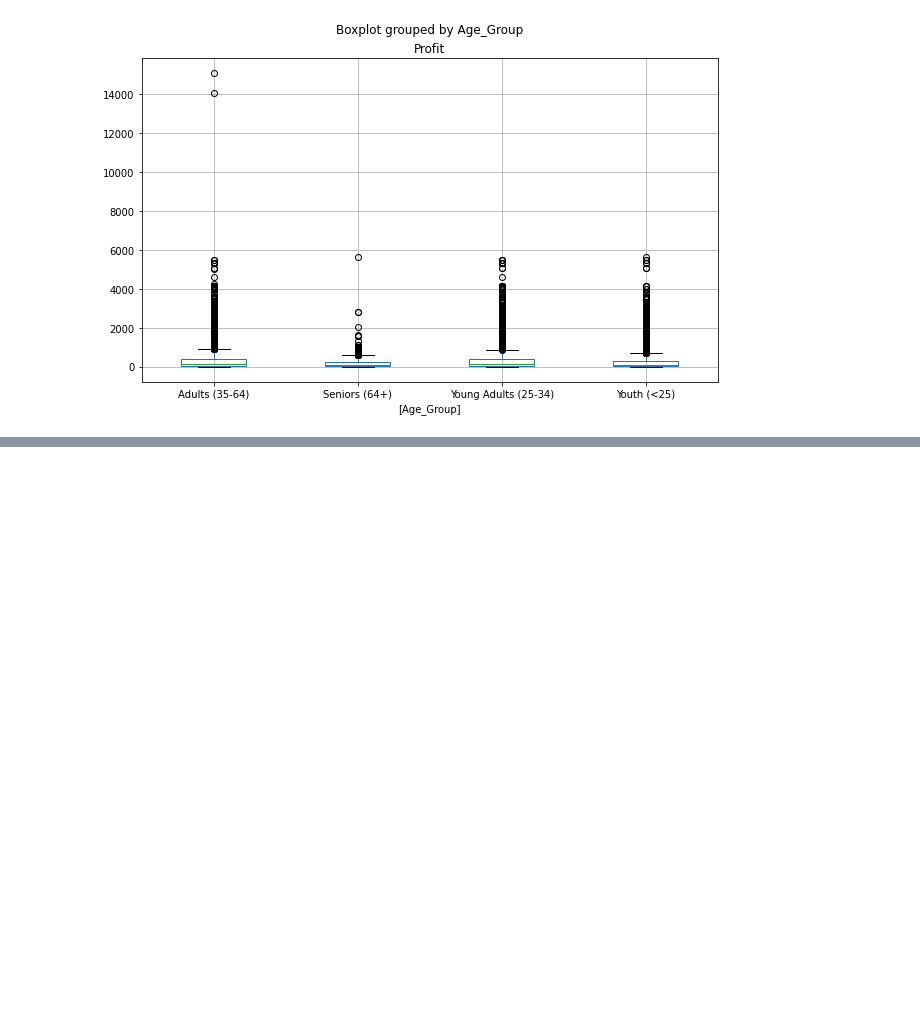
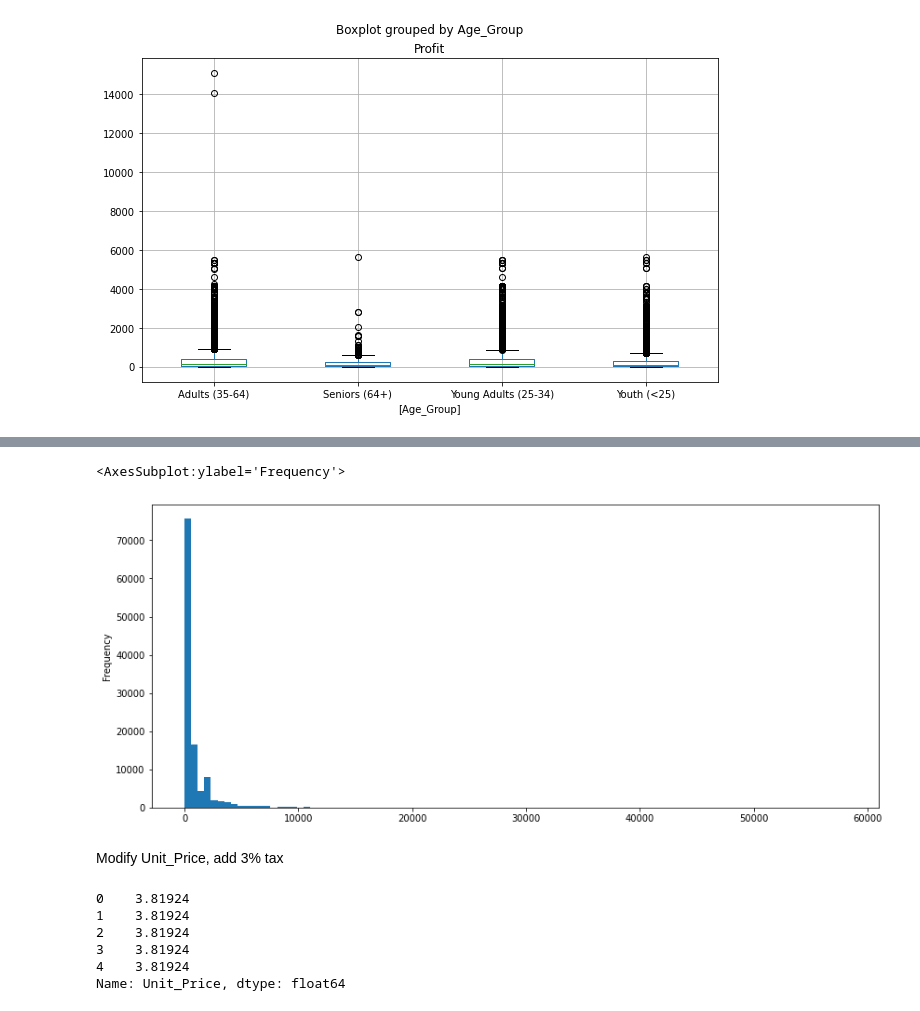
Before and after one commit to LesleyBonyo/Data-science, a Jupyter notebook: Jan_19_fcc.ipynb, the cells around one changed output, grey strips where cells are left out. Cells and saved outputs as stored; diff of their text form; code cells hidden in the pictures; blank space fills up the shorter version.

```diff
--- a/Jan_19_fcc.ipynb
+++ b/Jan_19_fcc.ipynb
@@ -198,0 +272,7 @@ dtype: object
+# %%
+mySales['Revenue'].plot(kind = 'hist', bins = 100, figsize = (14,6))
+# %% [output]
+<AxesSubplot:ylabel='Frequency'>
+[figure, added]
+# %% [markdown]
+Modify Unit_Price, add 3% tax
@@ -198,0 +281,10 @@ dtype: object
+# %%
+mySales['Unit_Price'] *= 0.03
+mySales['Unit_Price'].head()
+# %% [output]
+0    3.81924
+1    3.81924
+2    3.81924
+3    3.81924
+4    3.81924
+Name: Unit_Price, dtype: float64
```
Also changed, not shown: parts of 21 cells of this notebook.
